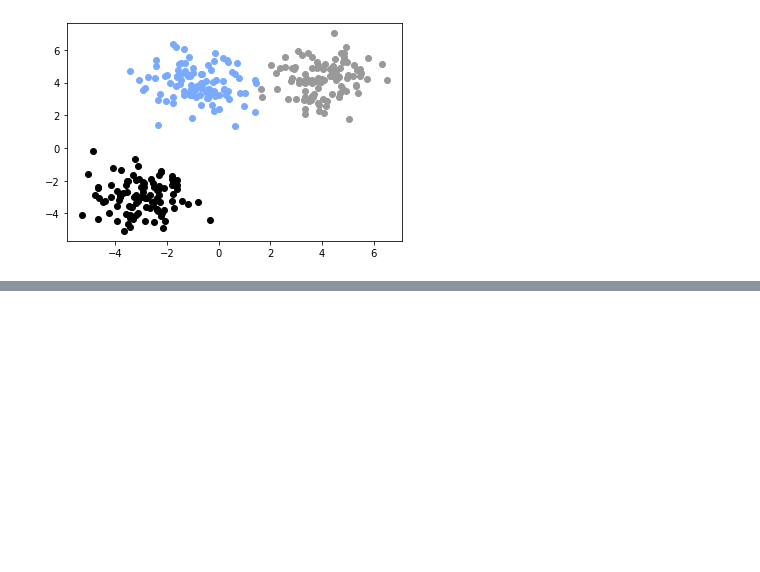
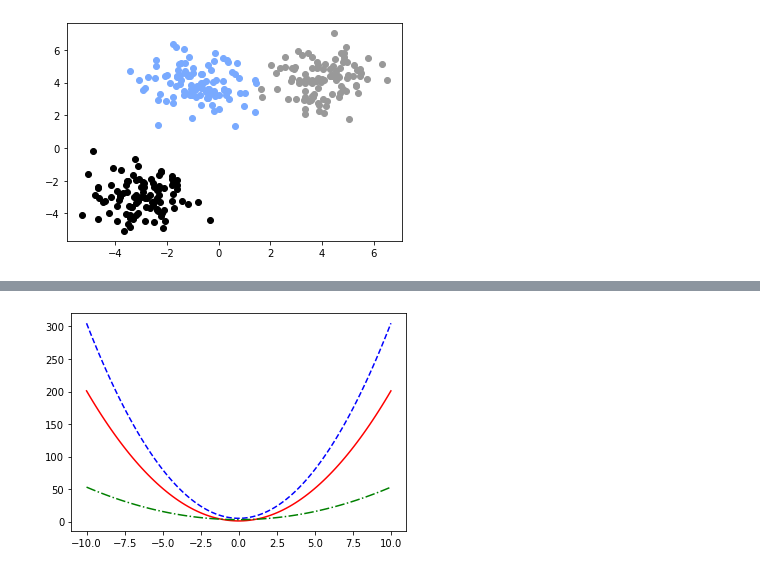
Before and after one commit to waldbear4/Python_2021, a Jupyter notebook: 20210531.ipynb, the cells around one changed output, grey strips where cells are left out. Cells and saved outputs as stored; diff of their text form; code cells hidden in the pictures; blank space fills up the shorter version.

```diff
--- a/20210531.ipynb
+++ b/20210531.ipynb
@@ -178,0 +203,11 @@ plt.show()
+# %%
+X = np.linspace(-10, 10 ,100)
+Y1 = [2*x**2+1 for x in X]
+Y2 = [3*x**2+5 for x in X]
+Y3 = [0.5*x**2+3 for x in X]
+plt.plot(X, Y1, linestyle="solid", color='Red')
+plt.plot(X, Y2, linestyle='dashed', color='blue')
+plt.plot(X, Y3, linestyle='dashdot', color='green')
+plt.show()
+# %% [output]
+[figure, added]
```
Also changed, not shown: parts of 6 cells of this notebook.
